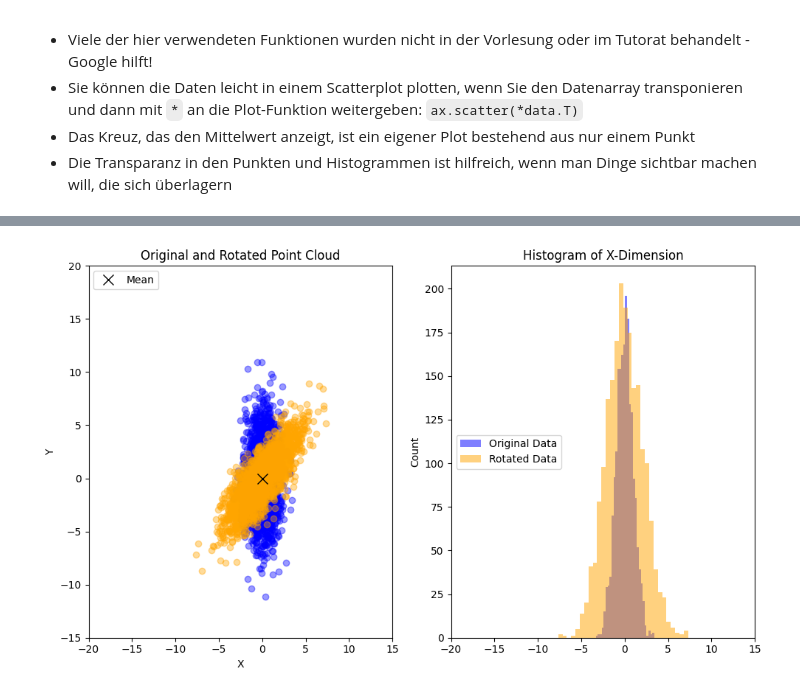
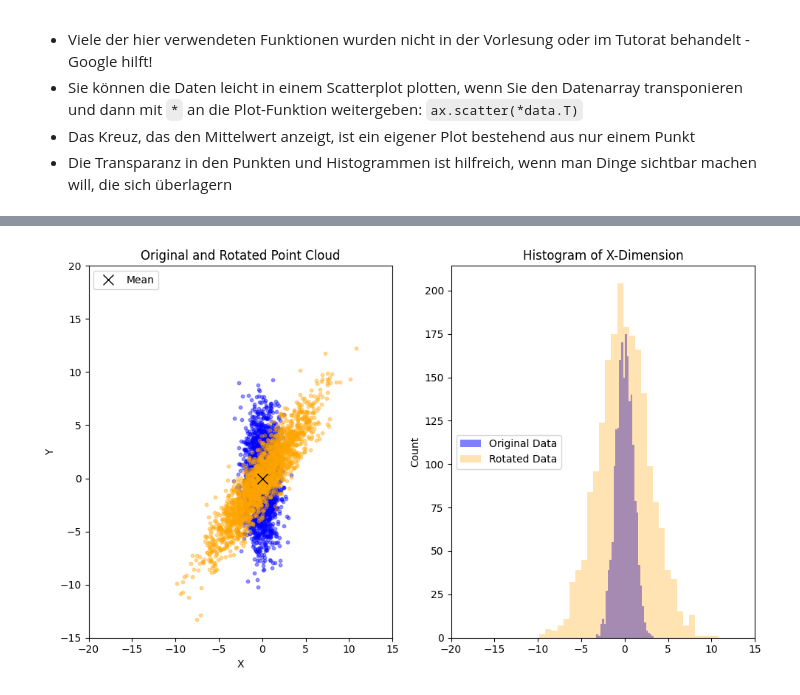
Before and after one commit to dfgsteam/data-science_basics, a Jupyter notebook: week03/Solutions.ipynb, the cells around one changed output, grey strips where cells are left out. Cells and saved outputs as stored; diff of their text form; code cells hidden in the pictures.

```diff
--- a/week03/Solutions.ipynb
+++ b/week03/Solutions.ipynb
@@ -118,8 +118,6 @@ data = np.load("backup_data_2a.npy")
 # %%
 import numpy as np
 
-# Setze den Seed für die Reproduzierbarkeit
-np.random.seed(101)
 
 # Mittelwert und Kovarianzmatrix definieren
 mean = np.array([0, 0])
@@ -129,8 +127,10 @@ covariance = np.array([[1, 0], [0, 10]])
 num_samples = 2000
 
 # Erstelle den Array mit Samples aus der multivariaten Gaußverteilung
-samples = np.random.default_rng().multivariate_normal(mean, covariance, size=num_samples)
+samples = np.random.default_rng(101).multivariate_normal(mean, covariance, size=num_samples) # Setze den Seed für die Reproduzierbarkeit
 
 # Ausgabe des erstellten Arrays
 print(samples)
+test = np.load('backup_data_2a.npy')
+print(test)
 # %% [output]
@@ -180,33 +187,33 @@ Tipps:
 # %% [markdown]
 ![Exercise_plot.JPG](attachment:fcea7551-6a64-4a55-b86a-daa792bd93af.JPG)
 # %%
-#data = np.load('backup_data_2a.npy')
-#data_rotated = np.load('backup_data_2b.npy')
+data = np.load('backup_data_2a.npy')
+data_rotated = np.load('backup_data_2b.npy')
 
 # Create figure and subplots
 fig, axs = plt.subplots(1, 2, figsize=(10, 6))
 
 # Plot original and rotated point cloud
-axs[0].scatter(samples[:, 0], samples[:, 1], color='blue', alpha=0.4)
-axs[0].scatter(data_rotated[:, 0], data_rotated[:, 1], color='orange', alpha=0.4)
+axs[0].scatter(samples[:, 0], samples[:, 1], color='blue', alpha=0.4, s=10)
+axs[0].scatter(data_rotated[:, 0], data_rotated[:, 1], color='orange', alpha=0.4, s=10)
 axs[0].plot(mean[0], mean[1], 'rx', markersize=10, label='Mean', color='black')
 axs[0].set_title('Original and Rotated Point Cloud')
 axs[0].set_xlabel('X')
 axs[0].set_ylabel('Y')
 axs[0].legend(loc='upper left')
 axs[0].set_xlim(-20, 15)  # Set x-axis limits
 axs[0].set_ylim(-15, 20)  # Set y-axis limits
 
 # Plot histogram of x-dimension
 axs[1].hist(samples[:, 0], bins=30, color='blue', alpha=0.5, label='Original Data')
-axs[1].hist(data_rotated[:, 0], bins=30, color='orange', alpha=0.5, label='Rotated Data')
+axs[1].hist(data_rotated[:, 0], bins=30, color='orange', alpha=0.3, label='Rotated Data')
 axs[1].set_title('Histogram of X-Dimension')
 axs[1].set_ylabel('Count')
 axs[1].legend(loc='center left')
 axs[1].set_xlim(-20, 15)  # Set x-axis limits
 
 # Show plots
 plt.tight_layout()
 plt.show()
 # %% [output]
-[figure, old version]
+[figure, new version]
```
Also changed, not shown: parts of 2 cells of this notebook, 1 other file.
